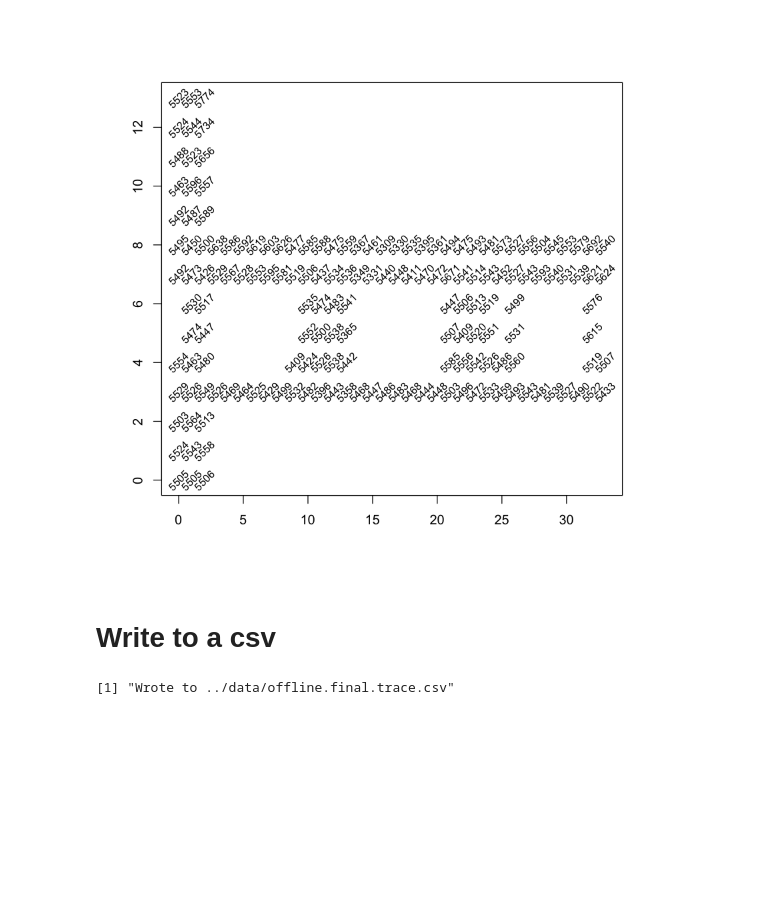
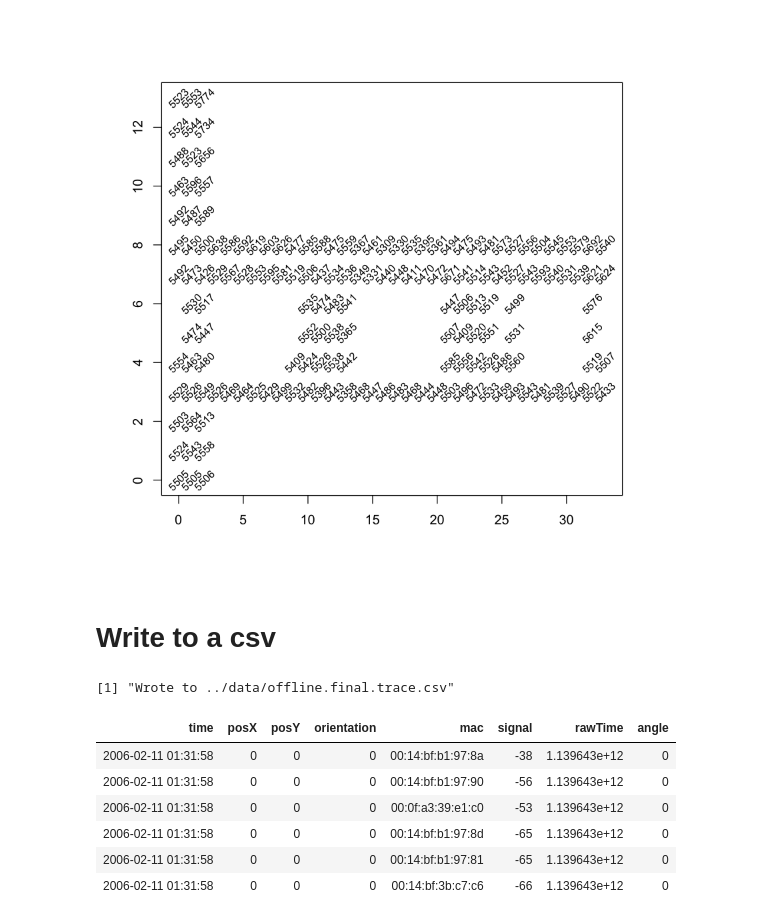
Before and after one commit to kjprice/smu-quantifying-the-world, a Jupyter notebook: CaseStudy1/Clean Data (From Book).ipynb, the cells around one changed output. Cells and saved outputs as stored; diff of their text form; code cells hidden in the pictures; blank space fills up the shorter version.

Commit message:
Show what the `offline` dataframe looks like

```diff
--- a/CaseStudy1/Clean Data (From Book).ipynb
+++ b/CaseStudy1/Clean Data (From Book).ipynb
@@ -409,3 +409,13 @@ write.csv(offline, DATA_FRAME_SOURCE)
 sprintf('Wrote to %s', c(DATA_FRAME_SOURCE))
 # %% [output]
 [1] "Wrote to ../data/offline.final.trace.csv"
+# %%
+head(offline)
+# %% [output]
+| time | posX | posY | orientation | mac | signal | rawTime | angle |
+| 2006-02-11 01:31:58 | 0 | 0 | 0 | 00:14:bf:b1:97:8a | -38 | 1.139643e+12 | 0 |
+| 2006-02-11 01:31:58 | 0 | 0 | 0 | 00:14:bf:b1:97:90 | -56 | 1.139643e+12 | 0 |
+| 2006-02-11 01:31:58 | 0 | 0 | 0 | 00:0f:a3:39:e1:c0 | -53 | 1.139643e+12 | 0 |
+| 2006-02-11 01:31:58 | 0 | 0 | 0 | 00:14:bf:b1:97:8d | -65 | 1.139643e+12 | 0 |
+| 2006-02-11 01:31:58 | 0 | 0 | 0 | 00:14:bf:b1:97:81 | -65 | 1.139643e+12 | 0 |
+| 2006-02-11 01:31:58 | 0 | 0 | 0 | 00:14:bf:3b:c7:c6 | -66 | 1.139643e+12 | 0 |
```
